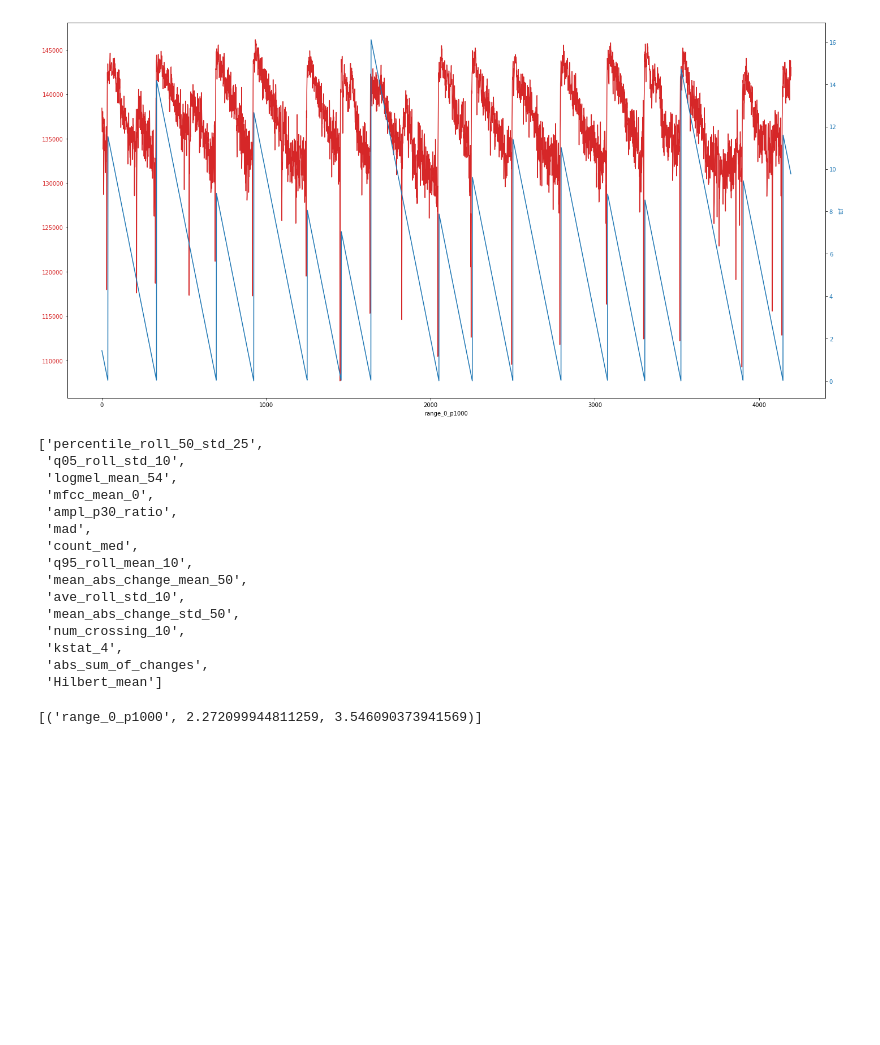
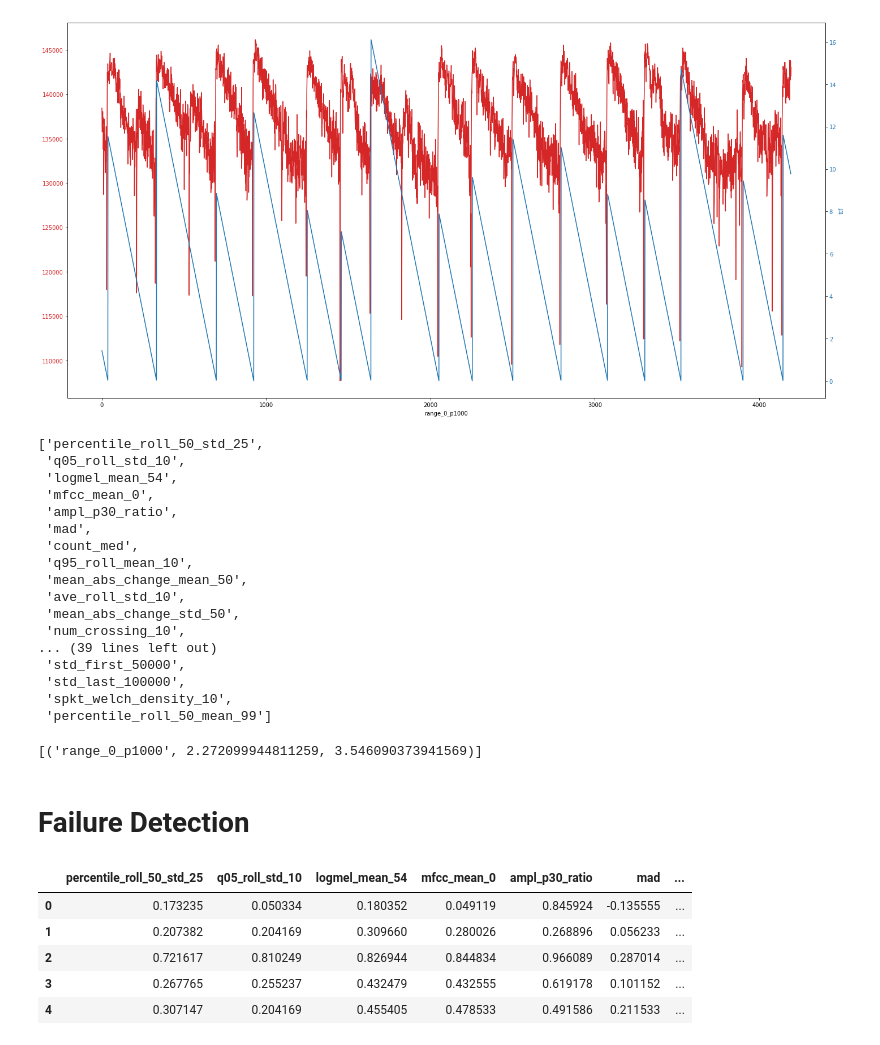
Before and after one commit to JonRao/LANL-Earthquake-Prediction, a Jupyter notebook: eda.ipynb, the cells around one changed output. Saved outputs shown, nothing was run; the diff lists cells and outputs as text; code cells hidden in the pictures; blank space fills up the shorter version.

```diff
--- a/eda.ipynb
+++ b/eda.ipynb
@@ -419,7 +416,7 @@ for key, val in res.items():
     min_score = min(val, key=evaluate)
     dump.append((key, evaluate(min_score), min_score.name))
 a = sorted(dump, key=lambda x: x[1])
-selected = [name for _, score, name in a if score < 2.23]
+selected = [name for _, score, name in a if score < 2.5]
 selected
 # %% [output]
 ['percentile_roll_50_std_25',
@@ -434,9 +431,11 @@ selected
  'ave_roll_std_10',
  'mean_abs_change_std_50',
  'num_crossing_10',
- 'kstat_4',
- 'abs_sum_of_changes',
- 'Hilbert_mean']
+... (39 lines left out)
+ 'std_first_50000',
+ 'std_last_100000',
+ 'spkt_welch_density_10',
+ 'percentile_roll_50_mean_99']
 # %%
 dump = []
 for i in res['range_*_p*']:
@@ -444,3 +443,5 @@ for i in res['range_*_p*']:
 sorted(dump, key=lambda x: x[2])
 # %% [output]
 [('range_0_p1000', 2.272099944811259, 3.546090373941569)]
+# %% [markdown]
+# Failure Detection
@@ -446,0 +489,16 @@ sorted(dump, key=lambda x: x[2])
+# %%
+df = X_tr[col]
+df.head()
+
+scaler = StandardScaler()
+scaler.fit(df)
+df = pd.DataFrame(scaler.transform(df), columns=df.columns)
+
+df.head()
+# %% [output]
+|  | percentile_roll_50_std_25 | q05_roll_std_10 | logmel_mean_54 | mfcc_mean_0 | ampl_p30_ratio | mad | ... |
+| 0 | 0.173235 | 0.050334 | 0.180352 | 0.049119 | 0.845924 | -0.135555 | ... |
+| 1 | 0.207382 | 0.204169 | 0.309660 | 0.280026 | 0.268896 | 0.056233 | ... |
+| 2 | 0.721617 | 0.810249 | 0.826944 | 0.844834 | 0.966089 | 0.287014 | ... |
+| 3 | 0.267765 | 0.255237 | 0.432479 | 0.432555 | 0.619178 | 0.101152 | ... |
+| 4 | 0.307147 | 0.204169 | 0.455405 | 0.478533 | 0.491586 | 0.211533 | ... |
```
Also changed, not shown: parts of 11 cells of this notebook, 3 other files.
